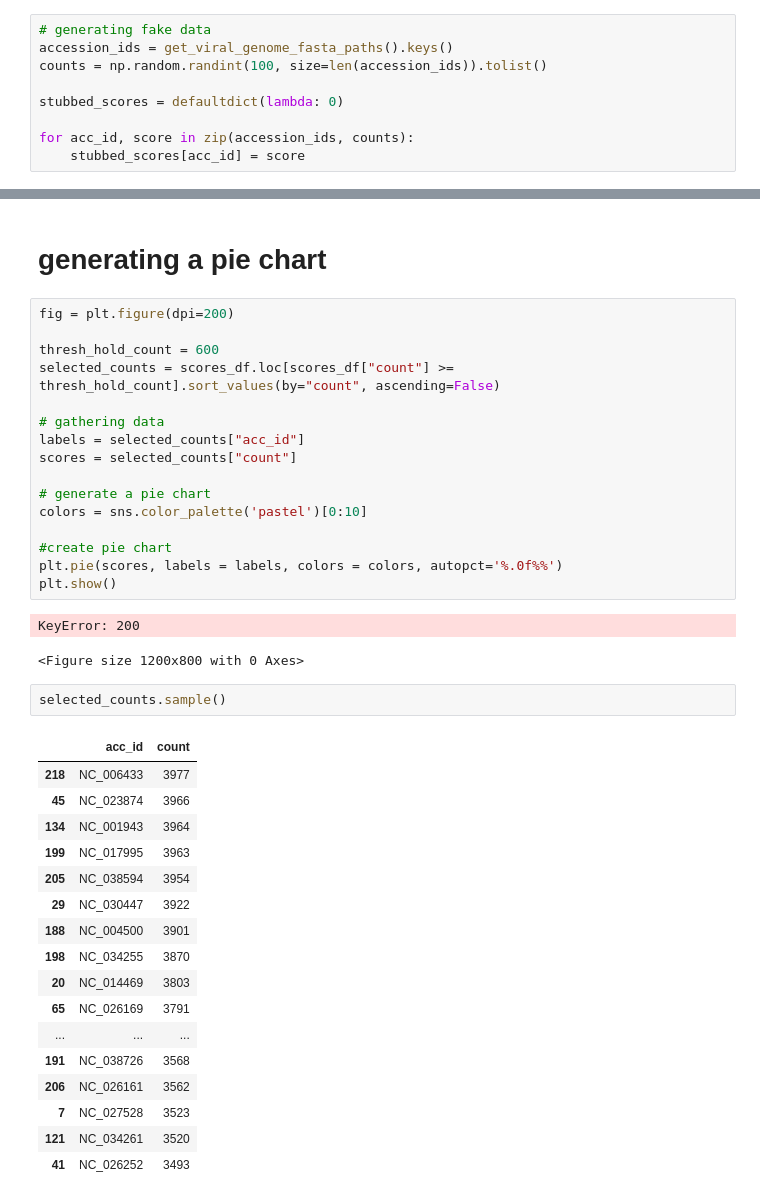
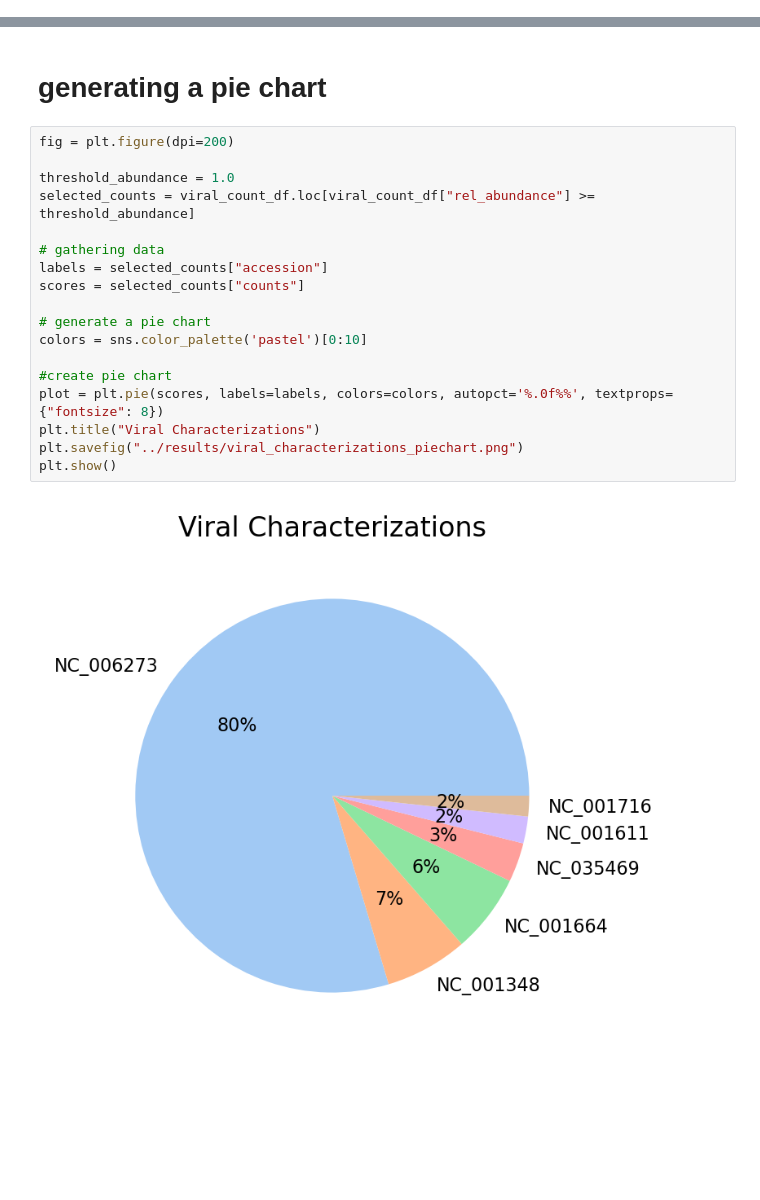
Before and after one commit to axiomcura/VSeek, a Jupyter notebook: analysis/02_plotting.ipynb, the cells around one changed output, grey strips where cells are left out. Drawn from its saved outputs; the diff is of its cells as text; blank space fills up the shorter version.

```diff
--- a/analysis/02_plotting.ipynb
+++ b/analysis/02_plotting.ipynb
@@ -13,9 +15,0 @@ from vseek.common.io_files import get_viral_genome_fasta_paths
-# %%
-# generating fake data
-accession_ids = get_viral_genome_fasta_paths().keys()
-counts = np.random.randint(100, size=len(accession_ids)).tolist()
-
-stubbed_scores = defaultdict(lambda: 0)
-
-for acc_id, score in zip(accession_ids, counts):
-    stubbed_scores[acc_id] = score
@@ -35,39 +68,20 @@ scores_df.head()
 # %%
 fig = plt.figure(dpi=200)
 
-thresh_hold_count = 600
-selected_counts = scores_df.loc[scores_df["count"] >= thresh_hold_count].sort_values(by="count", ascending=False)
+threshold_abundance = 1.0
+selected_counts = viral_count_df.loc[viral_count_df["rel_abundance"] >= threshold_abundance]
 
 # gathering data
-labels = selected_counts["acc_id"]
-scores = selected_counts["count"]
+labels = selected_counts["accession"]
+scores = selected_counts["counts"]
 
 # generate a pie chart
 colors = sns.color_palette('pastel')[0:10]
 
 #create pie chart
-plt.pie(scores, labels = labels, colors = colors, autopct='%.0f%%')
+plot = plt.pie(scores, labels=labels, colors=colors, autopct='%.0f%%', textprops={"fontsize": 8})
+plt.title("Viral Characterizations")
+plt.savefig("../results/viral_characterizations_piechart.png")
 plt.show()
 # %% [output]
-KeyError: 200
-<Figure size 1200x800 with 0 Axes>
+[figure, added]
-# %%
-selected_counts.sample()
-# %% [output]
-|  | acc_id | count |
-| 218 | NC_006433 | 3977 |
-| 45 | NC_023874 | 3966 |
-| 134 | NC_001943 | 3964 |
-| 199 | NC_017995 | 3963 |
-| 205 | NC_038594 | 3954 |
-| 29 | NC_030447 | 3922 |
-| 188 | NC_004500 | 3901 |
-| 198 | NC_034255 | 3870 |
-| 20 | NC_014469 | 3803 |
-| 65 | NC_026169 | 3791 |
-| ... | ... | ... |
-| 191 | NC_038726 | 3568 |
-| 206 | NC_026161 | 3562 |
-| 7 | NC_027528 | 3523 |
-| 121 | NC_034261 | 3520 |
-| 41 | NC_026252 | 3493 |
```
Also changed, not shown: parts of 11 cells of this notebook, 7 other files.
